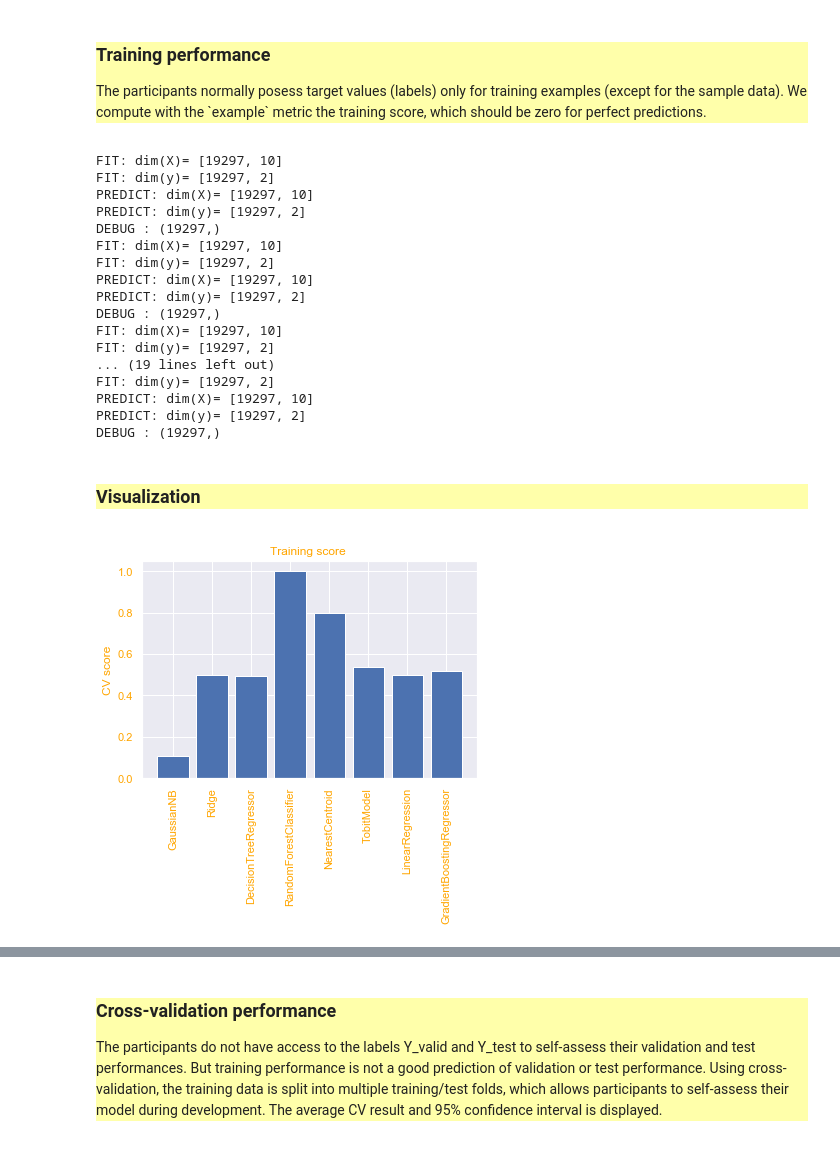
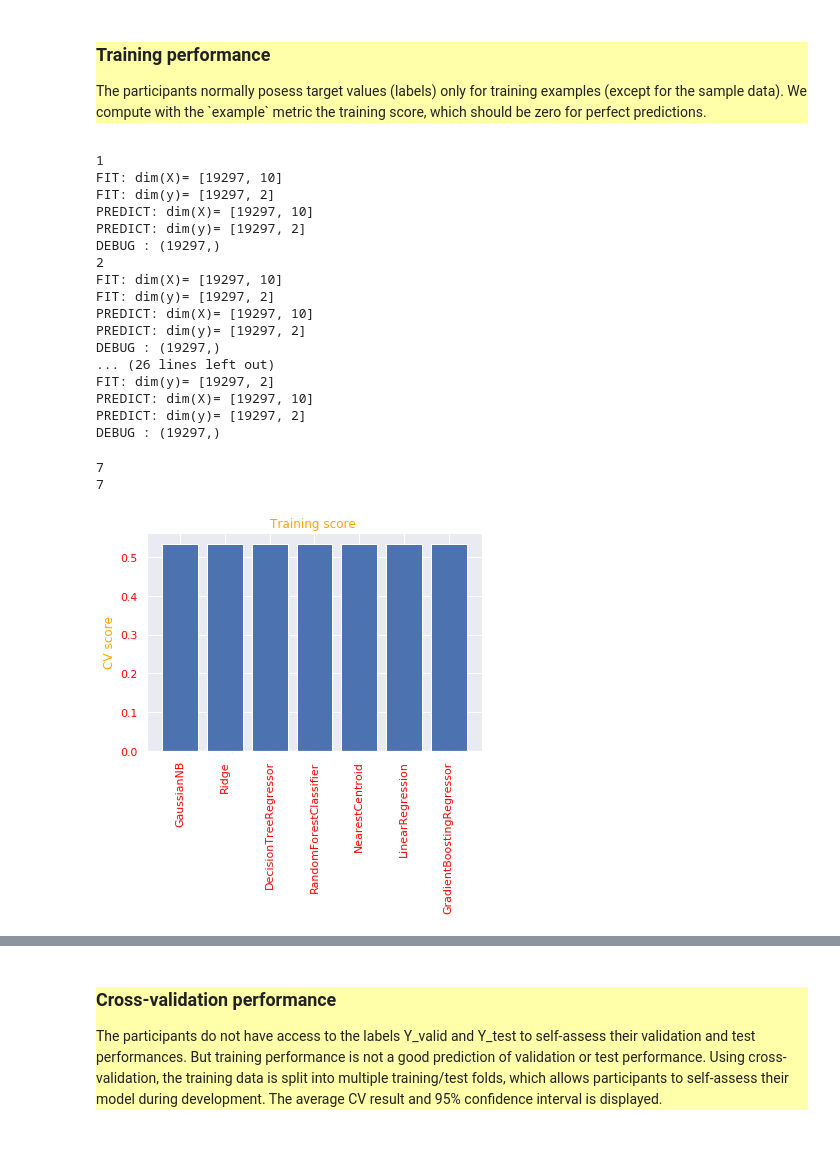
Before and after one commit to upsudghosts/ghosts, a Jupyter notebook: starting_kit/README.ipynb, the cells around one changed output, grey strips where cells are left out. Saved outputs shown, nothing was run; the diff lists cells and outputs as text; code cells hidden in the pictures.

```diff
--- a/starting_kit/README.ipynb
+++ b/starting_kit/README.ipynb
@@ -312,62 +318,72 @@ The participants normally posess target values (labels) only for training exampl
         </div>
 # %%
 from libscores import get_metric
-def getScoreTraining(): # Renvoie les scores de chaque regresseur dans un array
+"""
+Foncition qui renvoie les scores de chaque regresseur dans un array
+"""
+
+def getScoreTraining():
     tabScore =[]
     for i in range(1,8):
-        M = model(i)
-        M.fit(X_train,Y_train)
+        print(i)
+        m = model(i)
+        m.fit(X_train,Y_train)
         Y_hat_train = M.predict(D.data['X_train'])
         score = scoring_function(Y_train, Y_hat_train)
         tabScore.append(score)
     return np.array(tabScore)
 trainScore = getScoreTraining()
 # %% [output]
+1
 FIT: dim(X)= [19297, 10]
 FIT: dim(y)= [19297, 2]
 PREDICT: dim(X)= [19297, 10]
 PREDICT: dim(y)= [19297, 2]
 DEBUG : (19297,)
+2
 FIT: dim(X)= [19297, 10]
 FIT: dim(y)= [19297, 2]
 PREDICT: dim(X)= [19297, 10]
 PREDICT: dim(y)= [19297, 2]
 DEBUG : (19297,)
-FIT: dim(X)= [19297, 10]
-FIT: dim(y)= [19297, 2]
-... (19 lines left out)
+... (26 lines left out)
 FIT: dim(y)= [19297, 2]
 PREDICT: dim(X)= [19297, 10]
 PREDICT: dim(y)= [19297, 2]
 DEBUG : (19297,)
-# %% [markdown]
-<div style="background:#FFFFAA">
-    <h3> Visualization </h3>
-    </div>
 # %%
 import matplotlib.pyplot as plt
-score = scoring_function(Y_train, Y_hat_train)
+score = scoring_function(Y_train, Y_hat_train) #calcule score du model actuel
+"""
+Affichage du Training Score
+"""
+
 def afficheScoreTraining(t,score):
-    bars = ('GaussianNB', 'Ridge', 'DecisionTreeRegressor', 'RandomForestClassifier','NearestCentroid',
-            'TobitModel', 'LinearRegression','GradientBoostingRegressor')
+    bars = ('GaussianNB', 'Ridge', 'DecisionTreeRegressor', 'RandomForestClassifier',
+            'NearestCentroid', 'LinearRegression','GradientBoostingRegressor')
     x_graph = np.arange(len(bars))
     y_graph =[]
     for i in t:
         y_graph.append(i)
-    y_graph.append(score)
+    #y_graph.append(score)
     y_graph = np.array(y_graph)
     fig, ax = plt.subplots()
     ax.set_ylabel("CV score",color ='orange')
+    print(len(y_graph))
+    print(len(x_graph))
     ax.bar(x_graph,y_graph)
     plt.title("Training score ",color='orange')
-    plt.xticks(x_graph, bars, rotation=90,color='orange')
-    plt.yticks(color='orange')
+    plt.xticks(x_graph, bars, rotation=90,color='red')
+    plt.yticks(color='red')
     #for i in range(len(bars)):
      #   plt.text(x= "aaaa", y="bbb",s= y_graph[i], size =6)
+
     plt.show()
 afficheScoreTraining(trainScore,score)
 # %% [output]
+7
+7
-[figure, old version]
+[figure, new version]
 # %%
 print('Training score for the', metric_name, 'metric = %5.4f' % scoring_function(Y_train, Y_hat_train))
 #print('Valid score for the', metric_name, 'metric = %5.4f' % scoring_function(Y_valid, Y_hat_valid))
```
Also changed, not shown: parts of 20 cells of this notebook.
